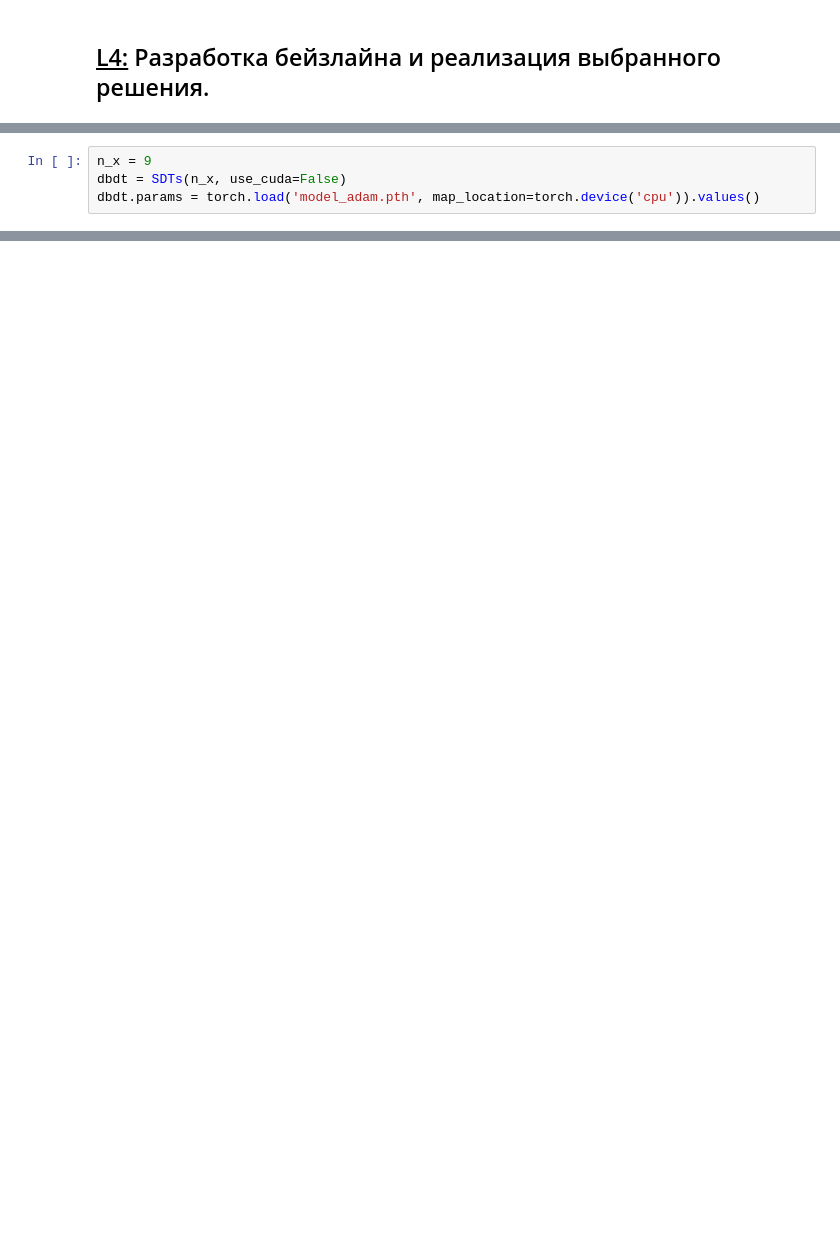
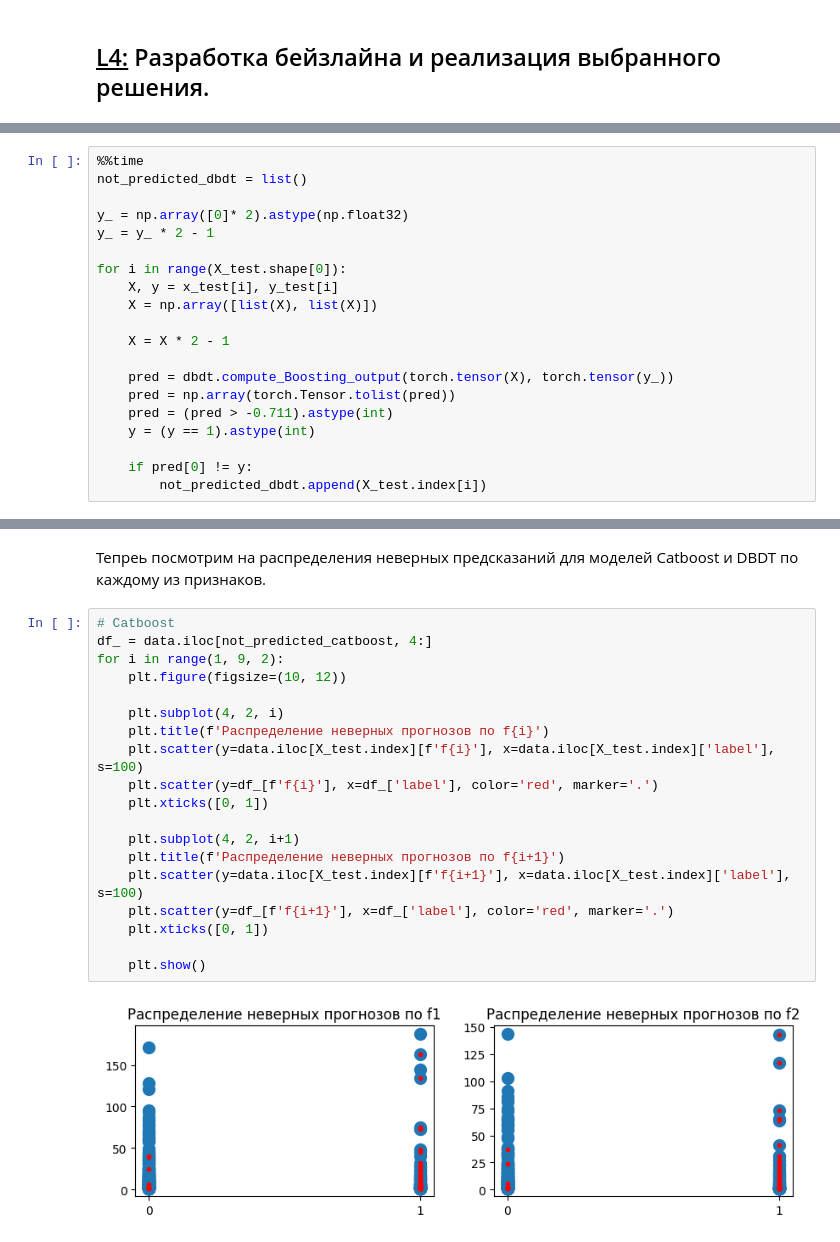
Before and after one commit to wyluilipe/wb_fakerecalls, a Jupyter notebook: mltask.ipynb, the cells around one changed output, grey strips where cells are left out. Drawn from its saved outputs; the diff is of its cells as text; blank space fills up the shorter version.

```diff
--- a/mltask.ipynb
+++ b/mltask.ipynb
@@ -815,4 +347,0 @@ plt.plot(test_pred)
-# %%
-n_x = 9
-dbdt = SDTs(n_x, use_cuda=False)
-dbdt.params = torch.load('model_adam.pth', map_location=torch.device('cpu')).values()
@@ -845,0 +734,20 @@ plt.show()
+# %%
+%%time
+not_predicted_dbdt = list()
+
+y_ = np.array([0]* 2).astype(np.float32)
+y_ = y_ * 2 - 1
+
+for i in range(X_test.shape[0]):
+    X, y = x_test[i], y_test[i]
+    X = np.array([list(X), list(X)])
+
+    X = X * 2 - 1
+
+    pred = dbdt.compute_Boosting_output(torch.tensor(X), torch.tensor(y_))
+    pred = np.array(torch.Tensor.tolist(pred))
+    pred = (pred > -0.711).astype(int)
+    y = (y == 1).astype(int)
+
+    if pred[0] != y:
+        not_predicted_dbdt.append(X_test.index[i])
@@ -845,0 +757,23 @@ plt.show()
+# %% [markdown]
+Тепреь посмотрим на распределения неверных предсказаний для моделей Catboost и DBDT по каждому из признаков.
+# %%
+# Catboost
+df_ = data.iloc[not_predicted_catboost, 4:]
+for i in range(1, 9, 2):
+    plt.figure(figsize=(10, 12))
+
+    plt.subplot(4, 2, i)
+    plt.title(f'Распределение неверных прогнозов по f{i}')
+    plt.scatter(y=data.iloc[X_test.index][f'f{i}'], x=data.iloc[X_test.index]['label'], s=100)
+    plt.scatter(y=df_[f'f{i}'], x=df_['label'], color='red', marker='.')
+    plt.xticks([0, 1])
+
+    plt.subplot(4, 2, i+1)
+    plt.title(f'Распределение неверных прогнозов по f{i+1}')
+    plt.scatter(y=data.iloc[X_test.index][f'f{i+1}'], x=data.iloc[X_test.index]['label'], s=100)
+    plt.scatter(y=df_[f'f{i+1}'], x=df_['label'], color='red', marker='.')
+    plt.xticks([0, 1])
+
+    plt.show()
+# %% [output]
+[figure, added]
```
Also changed, not shown: parts of 72 cells of this notebook.
